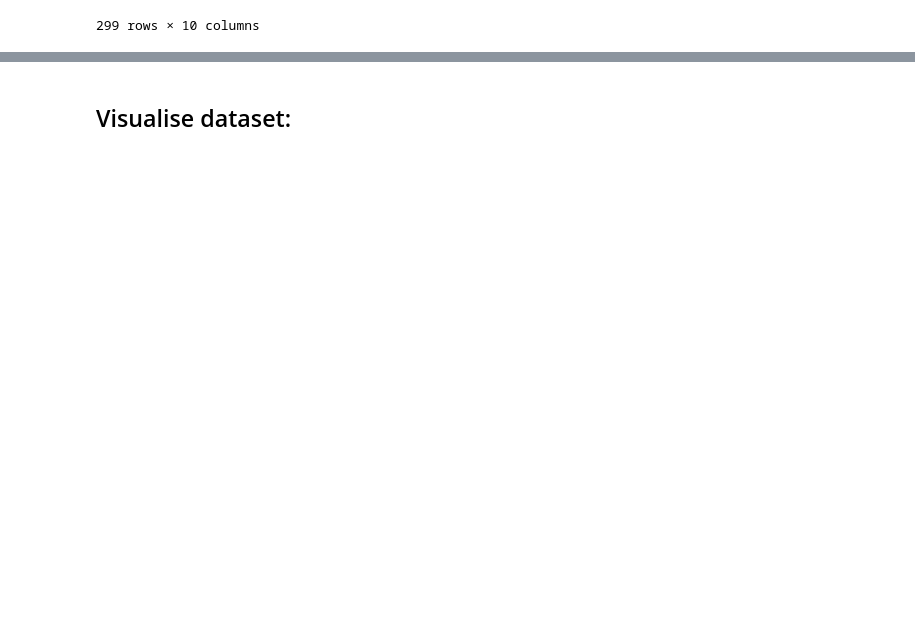
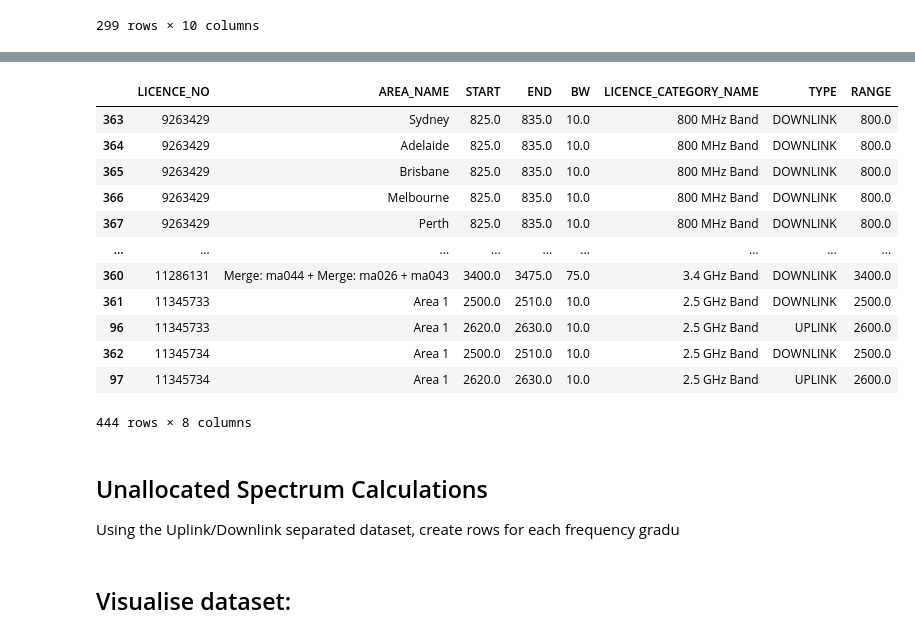
Before and after one commit to navnith-reddy/GlobalSpectrumComparison, a Jupyter notebook: dataFiltering.ipynb, the cells around one changed output, grey strips where cells are left out. Cells and saved outputs as stored; diff of their text form; code cells hidden in the pictures; blank space fills up the shorter version.

Commit message:
Hierarchy experiments and examples, uplink/downlink separation.

```diff
--- a/dataFiltering.ipynb
+++ b/dataFiltering.ipynb
@@ -103,6 +103,10 @@ freq
 # Isolate frequency and location data for spectrum licences
 specFreq = freq[freq['LICENCE_NO'].isin(specLic['LICENCE_NO'])]
 specFreq = specFreq.reset_index(drop=True, inplace=False)
+
+# Add band designations from specLic data frame
+specBand = specLic[['LICENCE_NO', 'LICENCE_CATEGORY_NAME']]
+specFreq = pd.merge(specFreq, specBand, how='left', on='LICENCE_NO')
 
 # Add bandwidth values
 specFreq['LW_BW'] = specFreq['LW_FREQUENCY_END'] - specFreq['LW_FREQUENCY_START']
@@ -110,11 +114,9 @@ specFreq['UP_BW'] = specFreq['UP_FREQUENCY_END'] - specFreq['UP_FREQUENCY_START'
 specFreq['USAGE'] = specFreq['LW_BW'] + specFreq['UP_BW']
 
 # Move LW_BW column
-names = ['LICENCE_NO', 'AREA_NAME', 'LW_FREQUENCY_START', 'LW_FREQUENCY_END', 'LW_BW', 'UP_FREQUENCY_START', 'UP_FREQUENCY_END', 'UP_BW', 'USAGE']
+names = ['LICENCE_NO', 'AREA_NAME', 'LW_FREQUENCY_START', 'LW_FREQUENCY_END', 'LW_BW', 'UP_FREQUENCY_START', 'UP_FREQUENCY_END', 'UP_BW', 'USAGE', 'LICENCE_CATEGORY_NAME']
 specFreq = specFreq.reindex(columns=names)
-
-# Add band categories
-specFreq['BAND'] = (specFreq['LW_FREQUENCY_START'] / 1000).round(1)
+specFreq = specFreq.reset_index(drop=True, inplace=False)
 
 # Save to file
 specFreq.to_csv('ds/spectrumLicencesFreq.csv', index=False)
@@ -136,2 +144,46 @@ specFreq
+# %%
+import math
+
+# Separate Uplink and apply standard column names
+uplink = specFreq[['LICENCE_NO', 'AREA_NAME', 'UP_FREQUENCY_START', 'UP_FREQUENCY_END', 'UP_BW', 'LICENCE_CATEGORY_NAME']]
+uplink = uplink[uplink['UP_BW'].notna()]
+uplink['TYPE'] = 'UPLINK'
+uplink.rename(columns={'UP_FREQUENCY_START':'START','UP_FREQUENCY_END':'END', 'UP_BW':'BW'}, inplace=True)
+uplink.reset_index(drop=True, inplace=True)
+
+# Separate Downlink and apply standard column names
+downlink = specFreq[['LICENCE_NO', 'AREA_NAME', 'LW_FREQUENCY_START', 'LW_FREQUENCY_END', 'LW_BW', 'LICENCE_CATEGORY_NAME']]
+downlink = downlink[downlink['LW_BW'].notna()]
+downlink['TYPE'] = 'DOWNLINK'
+downlink.rename(columns={'LW_FREQUENCY_START':'START','LW_FREQUENCY_END':'END', 'LW_BW':'BW'}, inplace=True)
+downlink.reset_index(drop=True, inplace=True)
+
+# Concatenate Uplink and downlink dataframes and sort by LICENCE_NO and START
+specUsage = pd.concat([uplink, downlink], axis=0)
+specUsage.reset_index(drop=True, inplace=True)
+specUsage.sort_values(by=['LICENCE_NO','START'], inplace=True)
+
+# Introduce 100MHz granularity
+specUsage['RANGE'] = (np.trunc((specUsage['START'] / 100))*100)
+specUsage.to_csv('ds/spectrumUsage.csv', index=False)
+specUsage
+# %% [output]
+|  | LICENCE_NO | AREA_NAME | START | END | BW | LICENCE_CATEGORY_NAME | TYPE | RANGE |
+| 363 | 9263429 | Sydney | 825.0 | 835.0 | 10.0 | 800 MHz Band | DOWNLINK | 800.0 |
+| 364 | 9263429 | Adelaide | 825.0 | 835.0 | 10.0 | 800 MHz Band | DOWNLINK | 800.0 |
+| 365 | 9263429 | Brisbane | 825.0 | 835.0 | 10.0 | 800 MHz Band | DOWNLINK | 800.0 |
+| 366 | 9263429 | Melbourne | 825.0 | 835.0 | 10.0 | 800 MHz Band | DOWNLINK | 800.0 |
+| 367 | 9263429 | Perth | 825.0 | 835.0 | 10.0 | 800 MHz Band | DOWNLINK | 800.0 |
+| ... | ... | ... | ... | ... | ... | ... | ... | ... |
+| 360 | 11286131 | Merge: ma044 + Merge: ma026 + ma043 | 3400.0 | 3475.0 | 75.0 | 3.4 GHz Band | DOWNLINK | 3400.0 |
+| 361 | 11345733 | Area 1 | 2500.0 | 2510.0 | 10.0 | 2.5 GHz Band | DOWNLINK | 2500.0 |
+| 96 | 11345733 | Area 1 | 2620.0 | 2630.0 | 10.0 | 2.5 GHz Band | UPLINK | 2600.0 |
+| 362 | 11345734 | Area 1 | 2500.0 | 2510.0 | 10.0 | 2.5 GHz Band | DOWNLINK | 2500.0 |
+| 97 | 11345734 | Area 1 | 2620.0 | 2630.0 | 10.0 | 2.5 GHz Band | UPLINK | 2600.0 |
+444 rows × 8 columns
+# %% [markdown]
+## Unallocated Spectrum Calculations
+
+Using the Uplink/Downlink separated dataset, create rows for each frequency gradu
 # %% [markdown]
 ## Visualise dataset:
```
Also changed, not shown: parts of 7 cells of this notebook, 5 other files.
